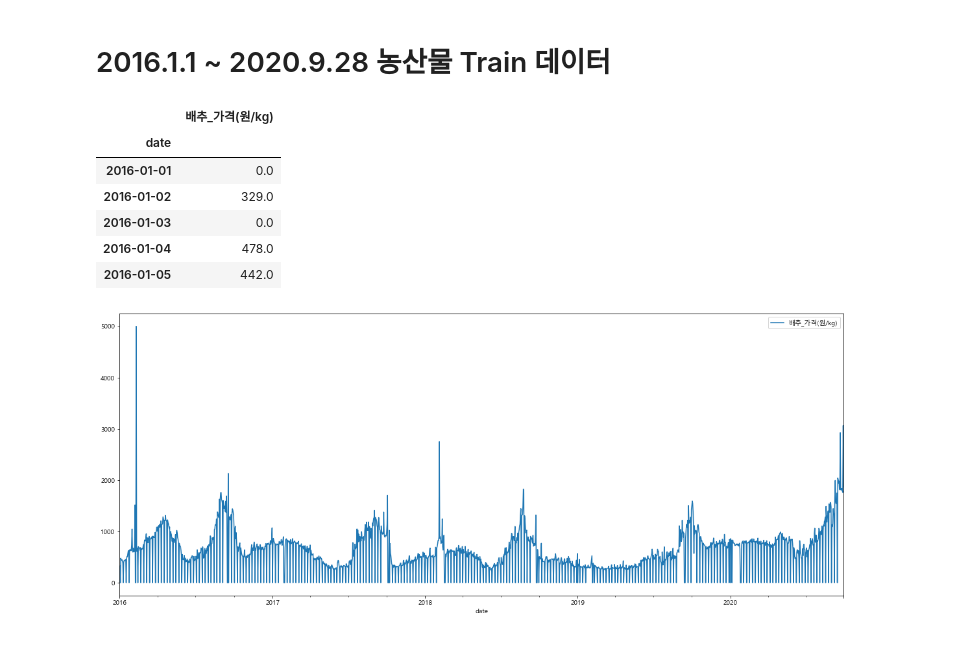
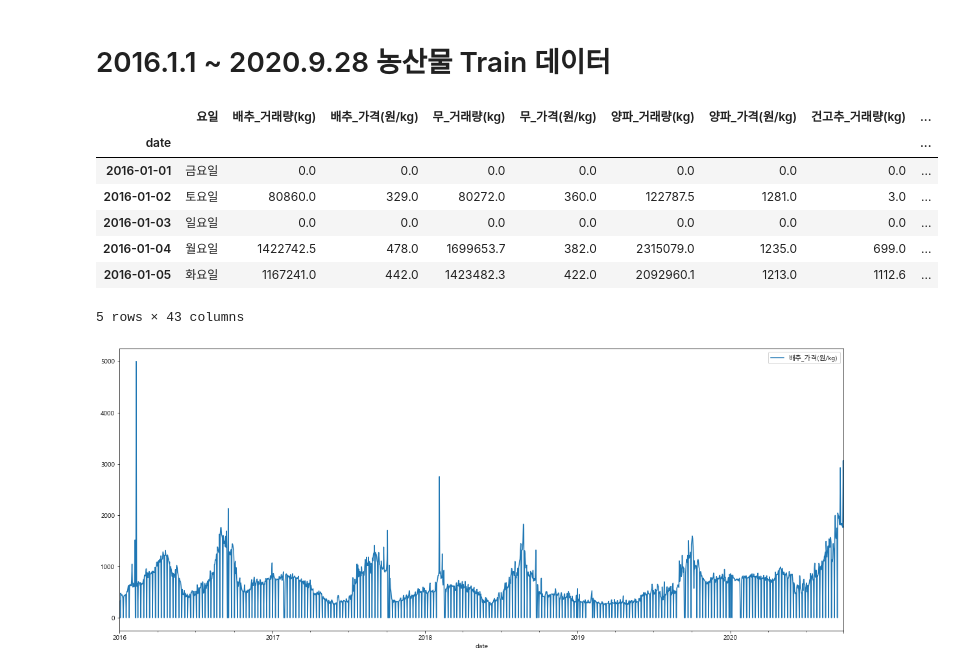
Before and after one commit to YongJaeJung/cabbage_project, a Jupyter notebook: 배추 가격 예측_AR,pmdARIMA.ipynb, the cells around one changed output. Saved outputs shown, nothing was run; the diff lists cells and outputs as text; code cells hidden in the pictures.

```diff
--- a/배추 가격 예측_AR,pmdARIMA.ipynb
+++ b/배추 가격 예측_AR,pmdARIMA.ipynb
@@ -48,18 +48,19 @@ warnings.filterwarnings('ignore')
 # %%
 # train data set 불러오기
 
 train_df = pd.read_csv('nongsan_data/public_data/train.csv', encoding='utf-8',index_col='date',parse_dates=True)
 train_df.index.freq = 'D'
-train_df = train_df['배추_가격(원/kg)'].to_frame()
+#train_df = train_df['배추_가격(원/kg)'].to_frame()
 train_df.head()
 # %% [output]
-|  | 배추_가격(원/kg) |
-| date |  |
-| 2016-01-01 | 0.0 |
-| 2016-01-02 | 329.0 |
-| 2016-01-03 | 0.0 |
-| 2016-01-04 | 478.0 |
-| 2016-01-05 | 442.0 |
+|  | 요일 | 배추_거래량(kg) | 배추_가격(원/kg) | 무_거래량(kg) | 무_가격(원/kg) | 양파_거래량(kg) | 양파_가격(원/kg) | 건고추_거래량(kg) | ... |
+| date |  |  |  |  |  |  |  |  | ... |
+| 2016-01-01 | 금요일 | 0.0 | 0.0 | 0.0 | 0.0 | 0.0 | 0.0 | 0.0 | ... |
+| 2016-01-02 | 토요일 | 80860.0 | 329.0 | 80272.0 | 360.0 | 122787.5 | 1281.0 | 3.0 | ... |
+| 2016-01-03 | 일요일 | 0.0 | 0.0 | 0.0 | 0.0 | 0.0 | 0.0 | 0.0 | ... |
+| 2016-01-04 | 월요일 | 1422742.5 | 478.0 | 1699653.7 | 382.0 | 2315079.0 | 1235.0 | 699.0 | ... |
+| 2016-01-05 | 화요일 | 1167241.0 | 442.0 | 1423482.3 | 422.0 | 2092960.1 | 1213.0 | 1112.6 | ... |
+5 rows × 43 columns
 # %%
 train_df['배추_가격(원/kg)'].plot(figsize=(20,8),legend=True);
 # %% [output]
```
Also changed, not shown: 1 other file.
